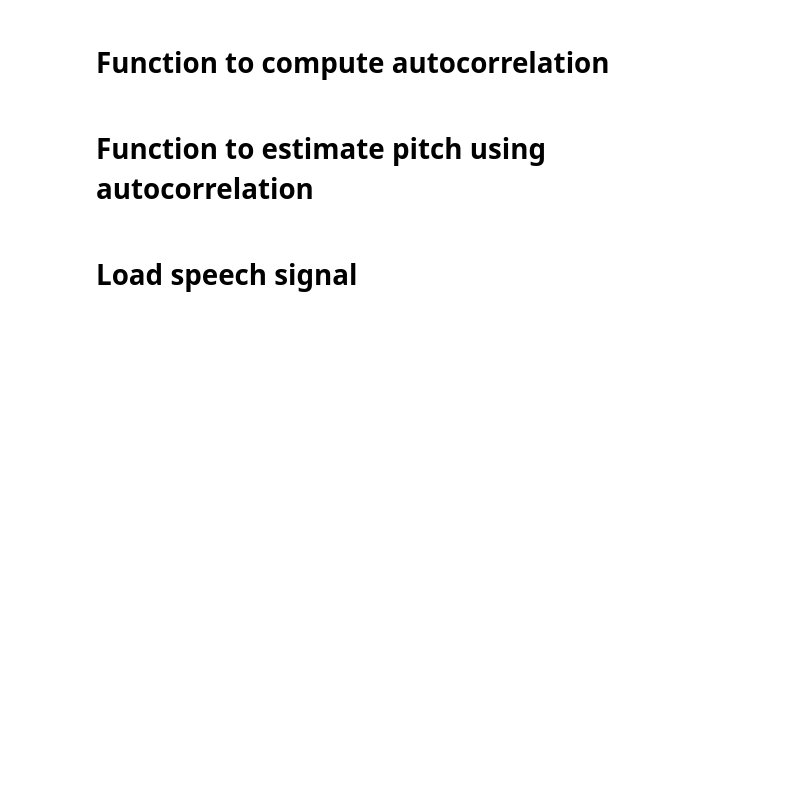
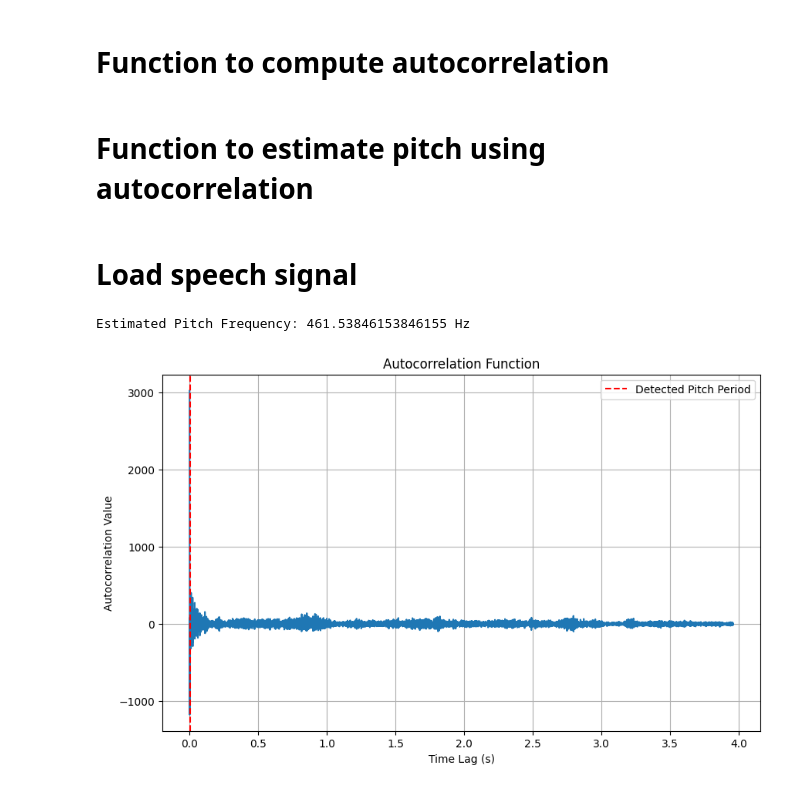
Before and after one commit to ibne-shihab/ICE-3208, a Jupyter notebook: 10 Pitch Estimation.ipynb, the cells around one changed output. Saved outputs shown, nothing was run; the diff lists cells and outputs as text; code cells hidden in the pictures; blank space fills up the shorter version.

```diff
--- a/10 Pitch Estimation.ipynb
+++ b/10 Pitch Estimation.ipynb
@@ -10,16 +11,27 @@ def autocorrelation(signal):
     return corr[len(corr)//2:]
 # %% [markdown]
 # Function to estimate pitch using autocorrelation
-# %%
-def estimate_pitch(signal, sampling_rate):
-    autocorr = autocorrelation(signal)
-    # We're only interested in the positive part of the autocorrelation function
-    autocorr = autocorr[len(autocorr) // 2:]
-    # Find the index of the maximum peak (excluding the first peak which corresponds to zero lag)
-    peak_index = np.argmax(autocorr[1:]) + 1
-    # Convert index to pitch frequency (in Hz)
-    pitch_freq = sampling_rate / peak_index
-    return pitch_freq
+# %%
+def estimate_pitch(signal, fs):
+    # Calculate autocorrelation
+    autocorr_values = autocorrelation(signal)
+
+    # Keep only positive values
+    autocorr_values = autocorr_values[:len(autocorr_values)//2]
+
+    # Find peaks in autocorrelation function
+    peaks, _ = find_peaks(autocorr_values)
+
+    # Remove peaks corresponding to very low frequencies
+    peaks = peaks[peaks > fs / 500]
+
+    # Compute pitch period
+    pitch_period = np.diff(peaks)[0] / fs
+
+    # Convert pitch period to pitch frequency
+    pitch_freq = 1 / pitch_period
+
+    return pitch_freq, autocorr_values, peaks
 # %% [markdown]
 # Load speech signal
 # %%
@@ -32,6 +44,20 @@ if len(signal.shape) > 1:
 # Normalize the signal
 signal = signal / np.max(np.abs(signal))
 # Estimate pitch
-pitch_freq = estimate_pitch(signal, sampling_rate)
+pitch_freq, autocorr_values, peaks = estimate_pitch(signal, sampling_rate)
 
 print("Estimated Pitch Frequency:", pitch_freq, "Hz")
+# %% [output]
+Estimated Pitch Frequency: 461.53846153846155 Hz
+# %%
+plt.figure(figsize=(10, 6))
+plt.plot(np.arange(len(autocorr_values)) / sampling_rate, autocorr_values)
+plt.title('Autocorrelation Function')
+plt.xlabel('Time Lag (s)')
+plt.ylabel('Autocorrelation Value')
+plt.grid(True)
+plt.axvline(x=peaks[0] / sampling_rate, color='r', linestyle='--', label='Detected Pitch Period')
+plt.legend()
+plt.show()
+# %% [output]
+[figure, added]
```
Also changed, not shown: parts of 1 cell of this notebook.
